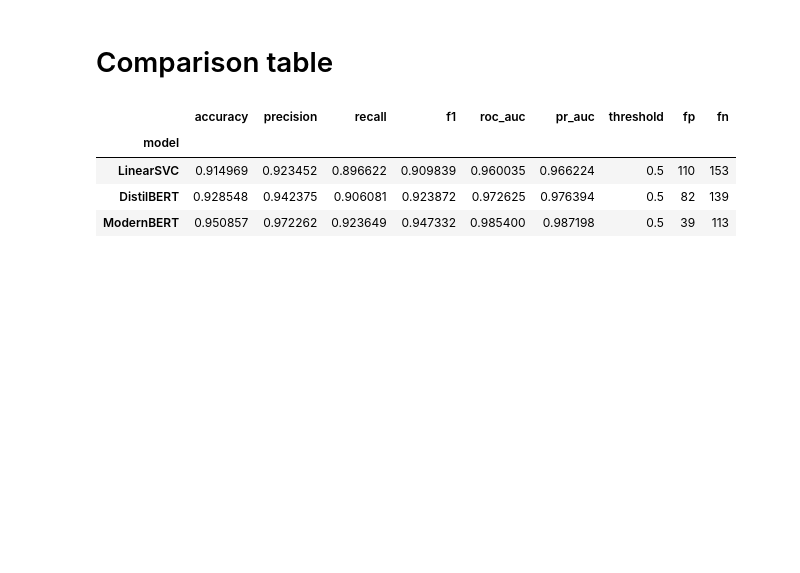
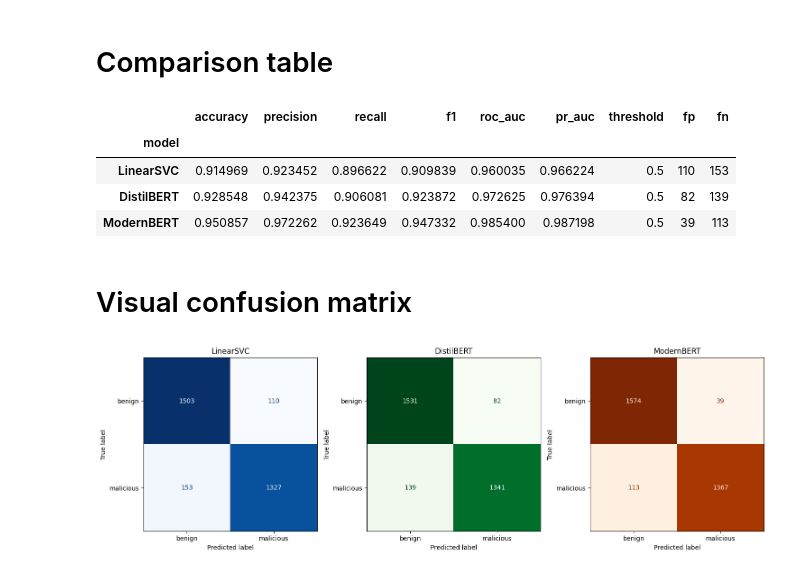
Before and after one commit to ver1812/Capstone_Project, a Jupyter notebook: evaluation/baseline.ipynb, the cells around one changed output. Saved outputs shown, nothing was run; the diff lists cells and outputs as text; code cells hidden in the pictures; blank space fills up the shorter version.

Commit message:
Confusion matrix

```diff
--- a/evaluation/baseline.ipynb
+++ b/evaluation/baseline.ipynb
@@ -324,3 +324,5 @@ comparison_df
 | LinearSVC | 0.914969 | 0.923452 | 0.896622 | 0.909839 | 0.960035 | 0.966224 | 0.5 | 110 | 153 |
 | DistilBERT | 0.928548 | 0.942375 | 0.906081 | 0.923872 | 0.972625 | 0.976394 | 0.5 | 82 | 139 |
 | ModernBERT | 0.950857 | 0.972262 | 0.923649 | 0.947332 | 0.985400 | 0.987198 | 0.5 | 39 | 113 |
+# %% [markdown]
+# Visual confusion matrix
@@ -326,0 +332,24 @@ comparison_df
+# %%
+fig, axes = plt.subplots(1, 3, figsize=(15, 5))
+
+model_predictions = [
+    ("LinearSVC", y_pred_svm, "Blues"),
+    ("DistilBERT", y_pred_distilbert, "Greens"),
+    ("ModernBERT", y_pred_modernbert, "Oranges"),
+]
+
+for ax, (model_name, y_pred, cmap) in zip(axes, model_predictions):
+    ConfusionMatrixDisplay.from_predictions(
+        y_true,
+        y_pred,
+        display_labels=["benign", "malicious"],
+        cmap=cmap,
+        ax=ax,
+        colorbar=False,
+    )
+    ax.set_title(model_name)
+
+plt.tight_layout()
+plt.show()
+# %% [output]
+[figure, added]
```
Also changed, not shown: parts of 2 cells of this notebook.
